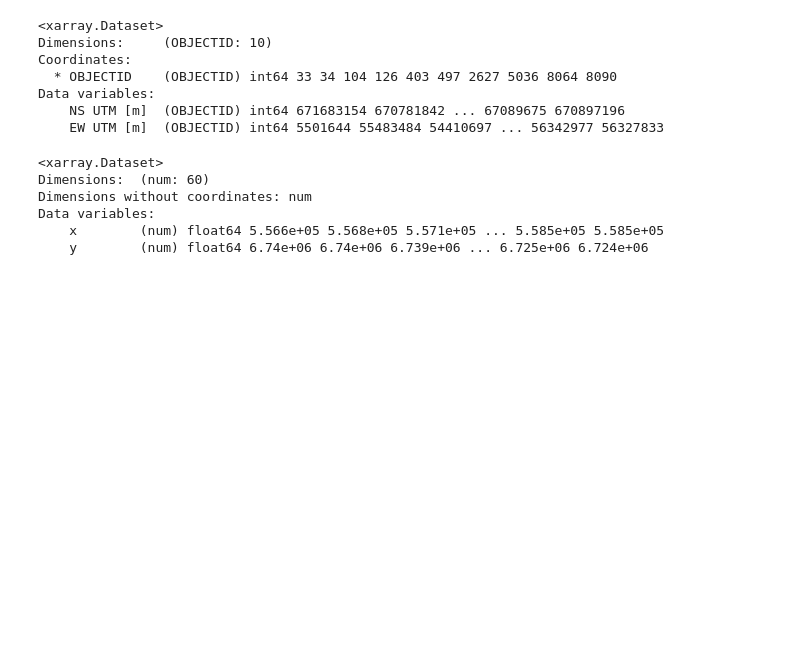
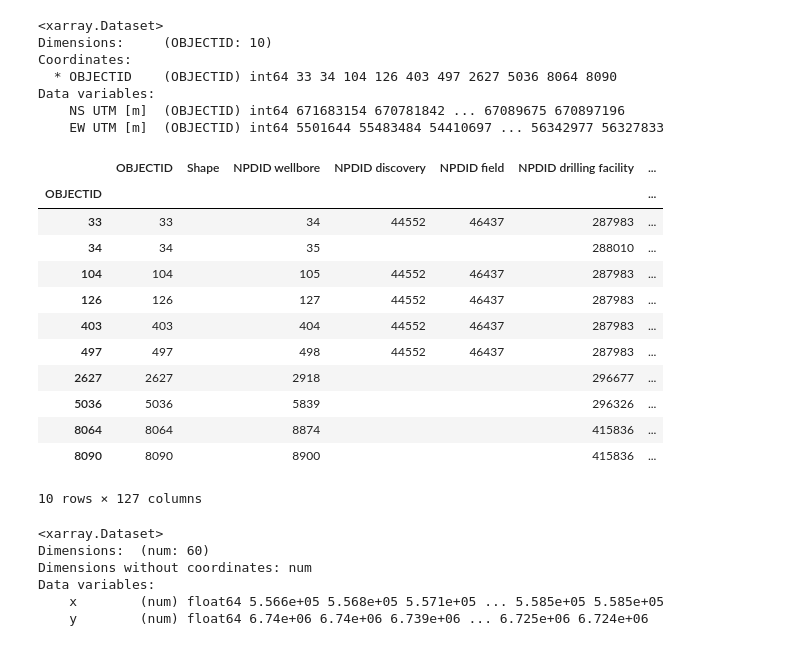
Before and after one commit to galendal/ACTOM_sites, a Jupyter notebook: North_Sea/NS_site.ipynb, the cells around one changed output. Drawn from its saved outputs; the diff is of its cells as text; code cells hidden in the pictures; blank space fills up the shorter version.

```diff
--- a/North_Sea/NS_site.ipynb
+++ b/North_Sea/NS_site.ipynb
@@ -154,6 +143,22 @@ Coordinates:
 Data variables:
     NS UTM [m]  (OBJECTID) int64 671683154 670781842 ... 67089675 670897196
     EW UTM [m]  (OBJECTID) int64 5501644 55483484 54410697 ... 56342977 56327833
+# %%
+df
+# %% [output]
+|  | OBJECTID | Shape | NPDID wellbore | NPDID discovery | NPDID field | NPDID drilling facility | ... |
+| OBJECTID |  |  |  |  |  |  | ... |
+| 33 | 33 |  | 34 | 44552 | 46437 | 287983 | ... |
+| 34 | 34 |  | 35 |  |  | 288010 | ... |
+| 104 | 104 |  | 105 | 44552 | 46437 | 287983 | ... |
+| 126 | 126 |  | 127 | 44552 | 46437 | 287983 | ... |
+| 403 | 403 |  | 404 | 44552 | 46437 | 287983 | ... |
+| 497 | 497 |  | 498 | 44552 | 46437 | 287983 | ... |
+| 2627 | 2627 |  | 2918 |  |  | 296677 | ... |
+| 5036 | 5036 |  | 5839 |  |  | 296326 | ... |
+| 8064 | 8064 |  | 8874 |  |  | 415836 | ... |
+| 8090 | 8090 |  | 8900 |  |  | 415836 | ... |
+10 rows × 127 columns
 # %%
 coord=xr.Dataset(
      data_vars=dict(
```
Also changed, not shown: parts of 5 cells of this notebook, 1 other file.
